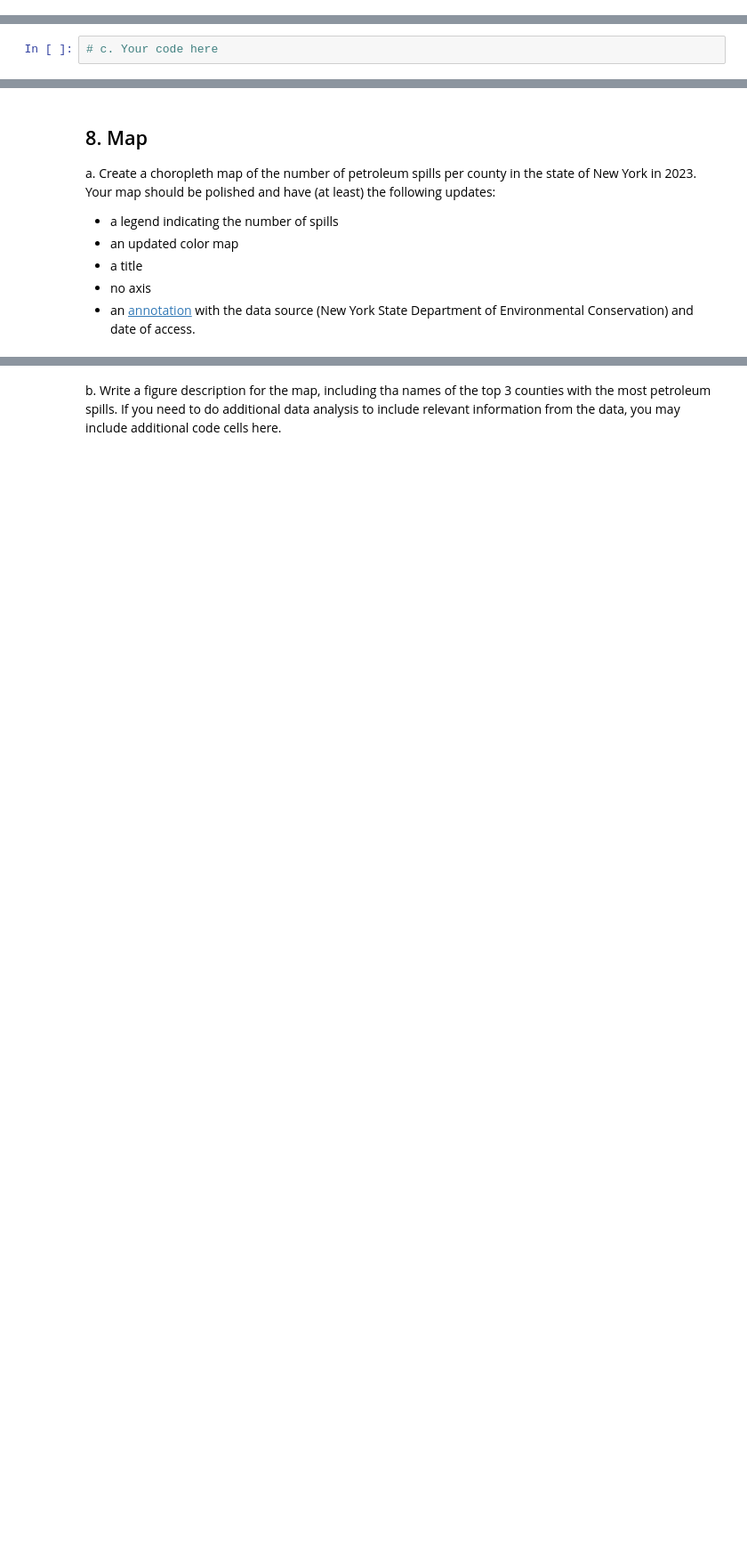
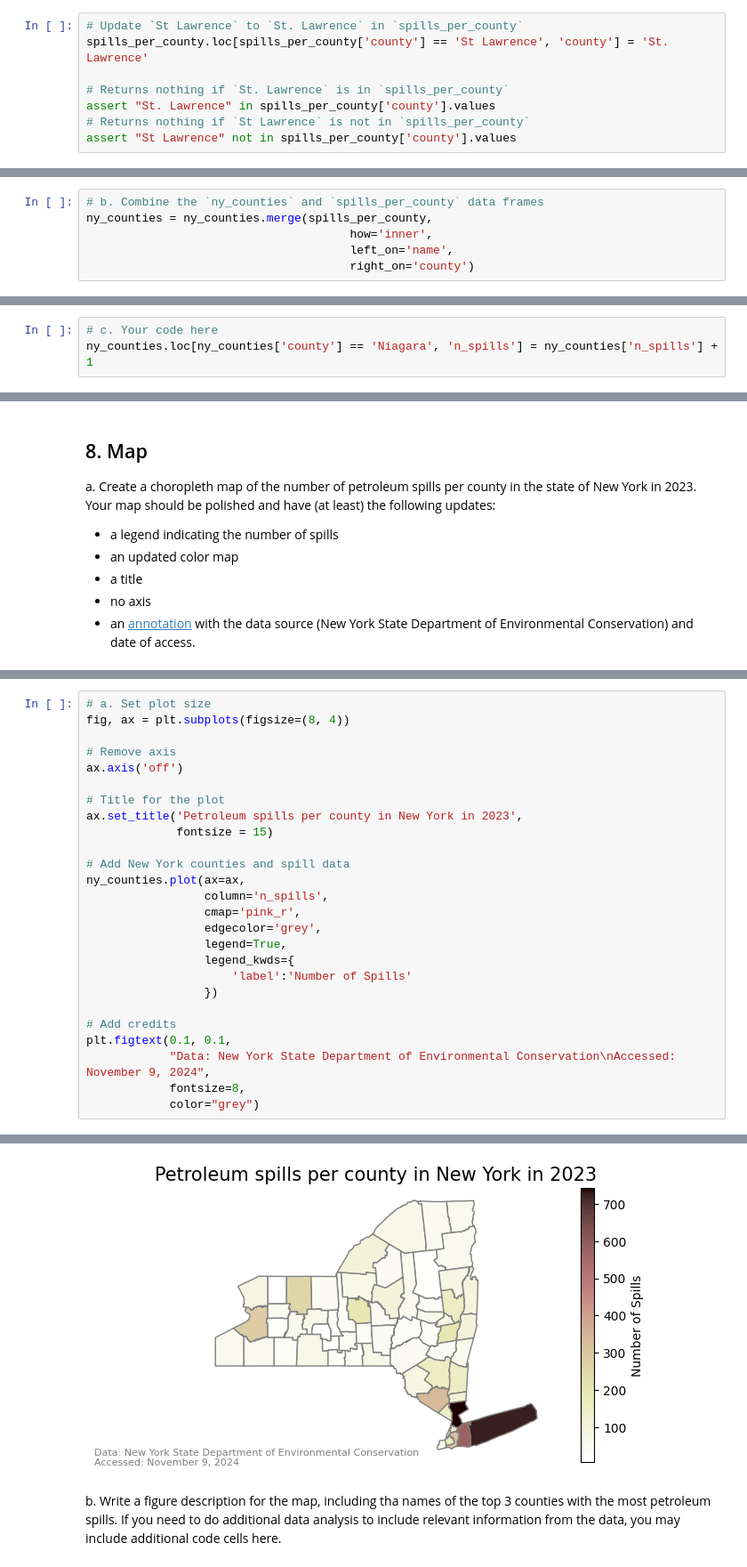
Before and after one commit to rfswick/eds220-hwk3, a Jupyter notebook: hwk3-task2-oil-spills.ipynb, the cells around one changed output, grey strips where cells are left out. Shown: that part at 89% size. Drawn from its saved outputs; the diff is of its cells as text; blank space fills up the shorter version.

```diff
--- a/hwk3-task2-oil-spills.ipynb
+++ b/hwk3-task2-oil-spills.ipynb
@@ -461,3 +455,11 @@ You may add cells if needed.
+# %%
+# Update `St Lawrence` to `St. Lawrence` in `spills_per_county`
+spills_per_county.loc[spills_per_county['county'] == 'St Lawrence', 'county'] = 'St. Lawrence'
+
+# Returns nothing if `St. Lawrence` is in `spills_per_county`
+assert "St. Lawrence" in spills_per_county['county'].values
+# Returns nothing if `St Lawrence` is not in `spills_per_county`
+assert "St Lawrence" not in spills_per_county['county'].values
 # %% [markdown]
 ### 7.C. Merge
 
@@ -473,3 +473,9 @@ b. Over-write `ny_counties` as the  inner join of the `spills_per_county` and `n
+# %%
+# b. Combine the `ny_counties` and `spills_per_county` data frames
+ny_counties = ny_counties.merge(spills_per_county,
+                                      how='inner',
+                                      left_on='name',
+                                      right_on='county')
 # %% [markdown]
 
 From our previous exploration we know that Tuscarora Indian Reservation will not be in the join. Tuscarora Indian Reservation is located within Niagara county.
@@ -477,3 +483,4 @@ From our previous exploration we know that Tuscarora Indian Reservation will not
 c. Since the Tuscarora Indian Reservation does not appear in the `ny_counties` dataframe, add one spill to Niagara county. Add the cells you need to make this update **and** verify that the dataframe was updated.
 # %%
 # c. Your code here
+ny_counties.loc[ny_counties['county'] == 'Niagara', 'n_spills'] = ny_counties['n_spills'] + 1
@@ -492,0 +501,27 @@ Your map should be polished and have (at least) the following updates:
+# %%
+# a. Set plot size
+fig, ax = plt.subplots(figsize=(8, 4))
+
+# Remove axis
+ax.axis('off')
+
+# Title for the plot
+ax.set_title('Petroleum spills per county in New York in 2023',
+             fontsize = 15)
+
+# Add New York counties and spill data
+ny_counties.plot(ax=ax,
+                 column='n_spills',
+                 cmap='pink_r',
+                 edgecolor='grey',
+                 legend=True,
+                 legend_kwds={
+                     'label':'Number of Spills'
+                 })
+
+# Add credits
+plt.figtext(0.1, 0.1,
+            "Data: New York State Department of Environmental Conservation\nAccessed: November 9, 2024",
+            fontsize=8,
+            color="grey")
+# %% [output]
@@ -493,3 +529,4 @@ Your map should be polished and have (at least) the following updates:
+[figure, added]
 # %% [markdown]
 <!-- END QUESTION -->
 
```
Also changed, not shown: parts of 12 cells of this notebook.
